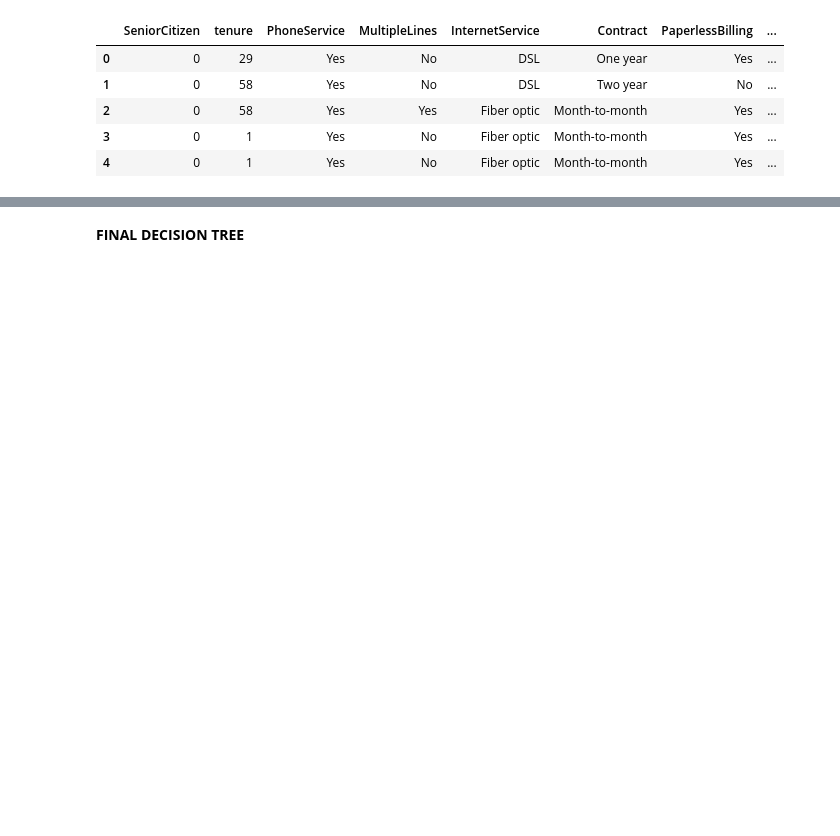
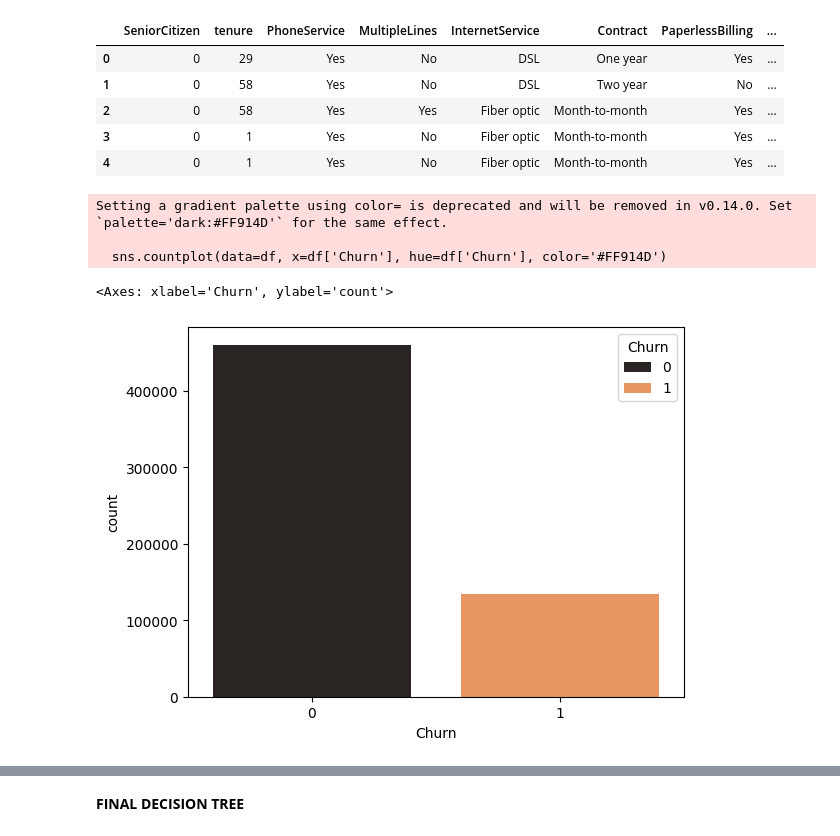
Before and after one commit to hxrshbhullar/Churn-Prediction-Kaggle-Competition, a Jupyter notebook: churnprediction-kaggle.ipynb, the cells around one changed output, grey strips where cells are left out. Drawn from its saved outputs; the diff is of its cells as text; code cells hidden in the pictures; blank space fills up the shorter version.

Commit message:
Kaggle Notebook | ChurnPrediction_harsh | Version 12

```diff
--- a/churnprediction-kaggle.ipynb
+++ b/churnprediction-kaggle.ipynb
@@ -136,4 +128,12 @@ df.head()
 | 2 | 0 | 58 | Yes | Yes | Fiber optic | Month-to-month | Yes | ... |
 | 3 | 0 | 1 | Yes | No | Fiber optic | Month-to-month | Yes | ... |
 | 4 | 0 | 1 | Yes | No | Fiber optic | Month-to-month | Yes | ... |
+# %%
+sns.countplot(data=df, x=df['Churn'], hue=df['Churn'], palette='dark:#FF914D')
+# %% [output]
+Setting a gradient palette using color= is deprecated and will be removed in v0.14.0. Set `palette='dark:#FF914D'` for the same effect.
+
+  sns.countplot(data=df, x=df['Churn'], hue=df['Churn'], color='#FF914D')
+<Axes: xlabel='Churn', ylabel='count'>
+[figure, added]
 # %%
```
Also changed, not shown: parts of 38 cells of this notebook.
